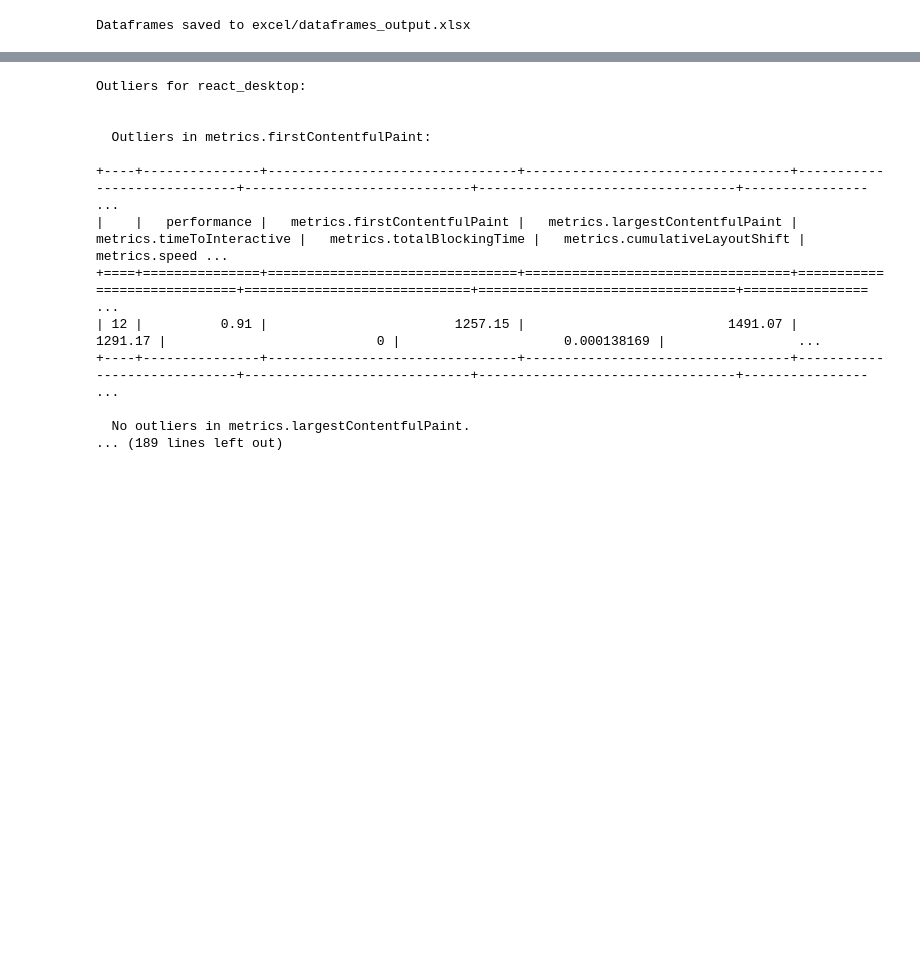
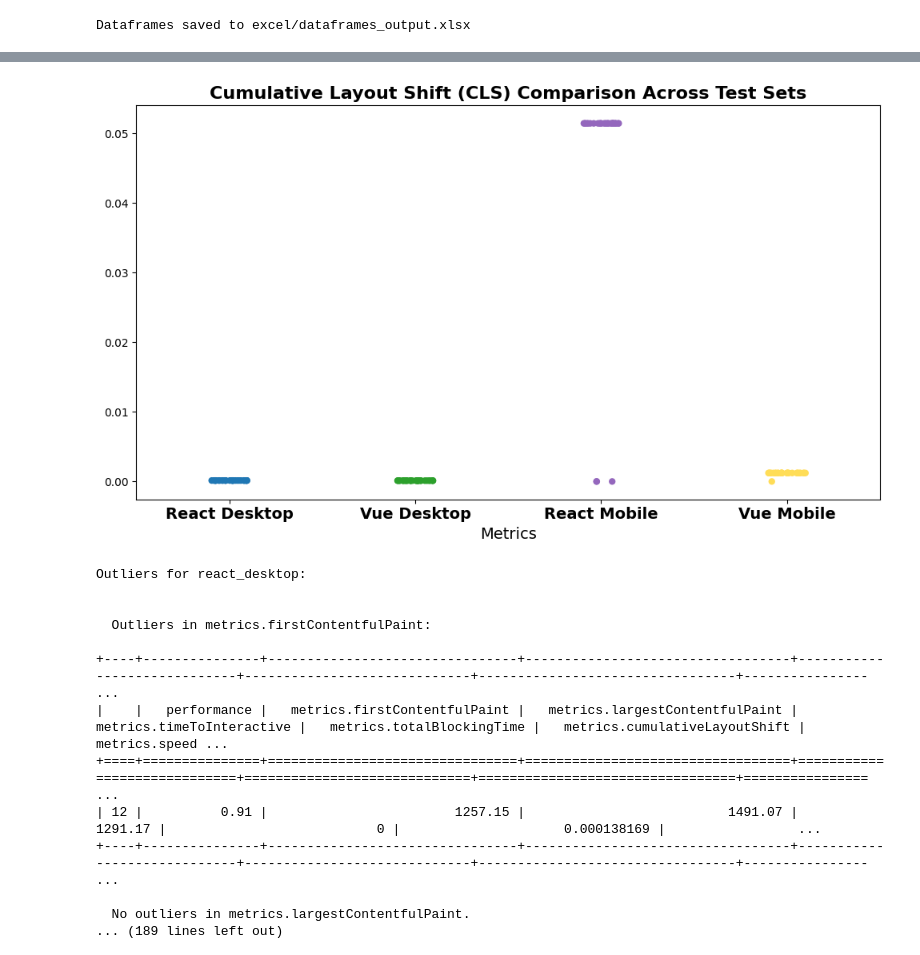
Before and after one commit to KoltaG/thesis-metrics, a Jupyter notebook: lighthouse-evaulate/lighthouse-evaluation.ipynb, the cells around one changed output, grey strips where cells are left out. Drawn from its saved outputs; the diff is of its cells as text; code cells hidden in the pictures; blank space fills up the shorter version.

```diff
--- a/lighthouse-evaulate/lighthouse-evaluation.ipynb
+++ b/lighthouse-evaulate/lighthouse-evaluation.ipynb
@@ -158,3 +191,35 @@ for name, df in dataframes_normalized.items():
+# %%
+
+strip_colors = ["#1f77b4", "#2ca02c", "#9467bd", "#ffdd57"]
+
+name_dict = {
+    "react_desktop": "React Desktop",
+    "vue_desktop": "Vue Desktop",
+    "react_mobile": "React Mobile",
+    "vue_mobile": "Vue Mobile"
+}
+
+tbt_data = pd.DataFrame({
+    'React Desktop': dataframes['react_desktop']['metrics.cumulativeLayoutShift'],
+    'Vue Desktop': dataframes['vue_desktop']['metrics.cumulativeLayoutShift'],
+    'React Mobile': dataframes['react_mobile']['metrics.cumulativeLayoutShift'],
+    'Vue Mobile': dataframes['vue_mobile']['metrics.cumulativeLayoutShift']
+})
+
+plt.figure(figsize=(10, 6))
+sns.stripplot(data=tbt_data, palette=strip_colors, alpha=1, size=6)
+
+plt.title('Cumulative Layout Shift (CLS) Comparison Across Test Sets', fontsize=16, weight='bold')
+plt.xlabel("Metrics", fontsize=14)
+plt.ylabel("", fontsize=14)
+
+plt.xticks(fontsize=14, fontweight="bold")
+
+# Show plot
+plt.tight_layout()
+plt.show()
+# %% [output]
+[figure, added]
 # %%
 for dataset_name, metrics_outliers in outliers.items():
     print(f"\nOutliers for {dataset_name}:\n")
```
Also changed, not shown: parts of 3 cells of this notebook.
